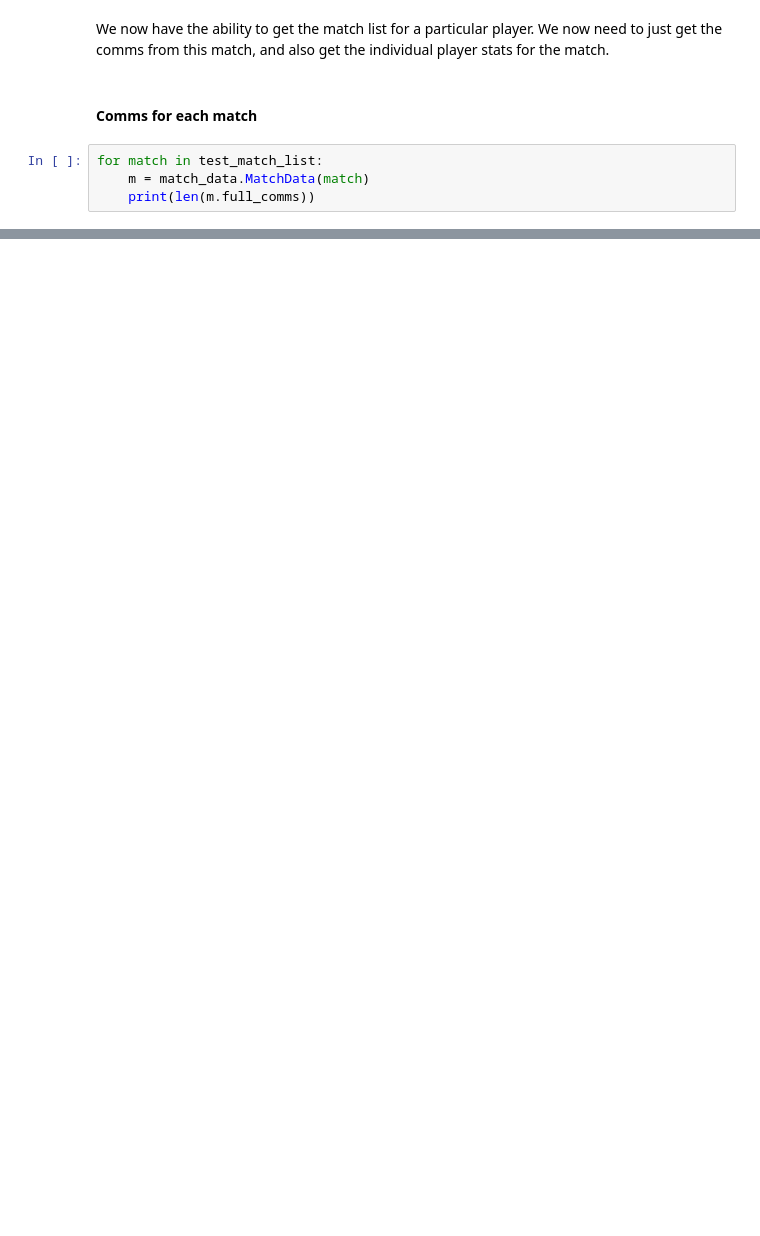
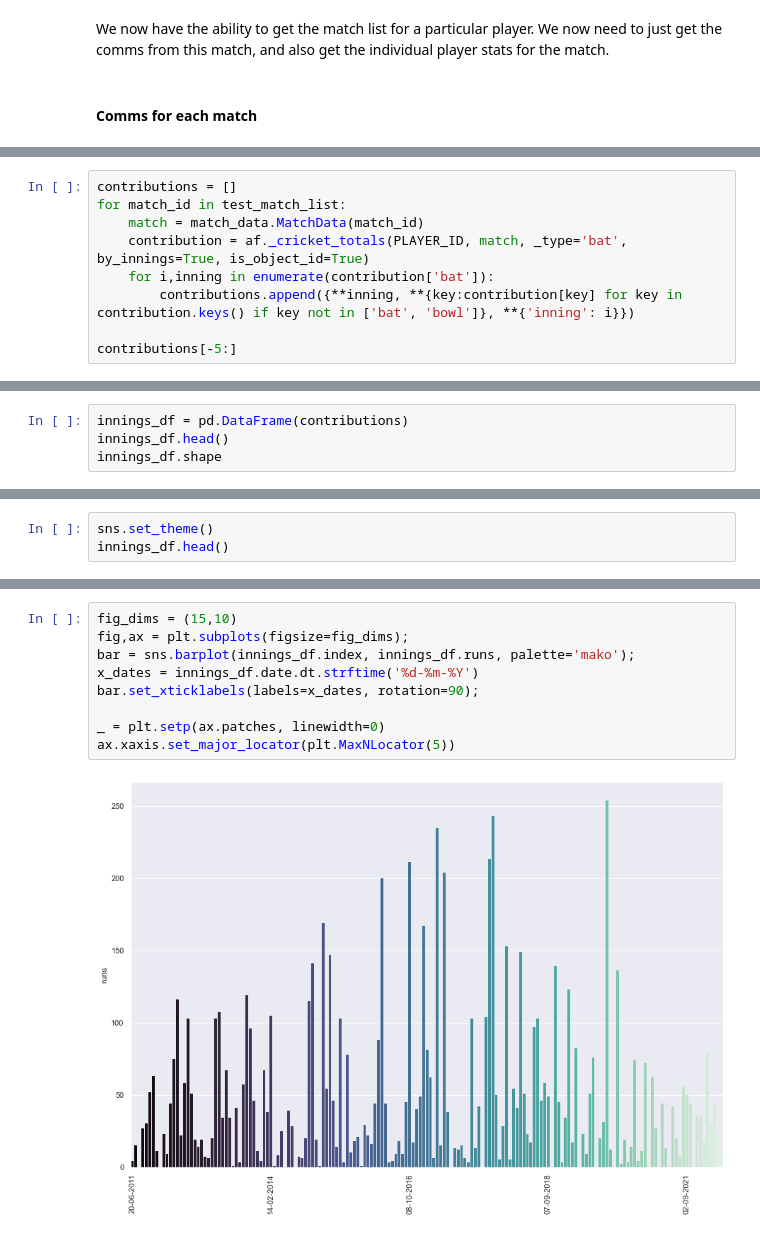
Before and after one commit to abhiramjoshi/cricket_analysis, a Jupyter notebook: codebase/Kohli/kohli_analysis.ipynb, the cells around one changed output, grey strips where cells are left out. Saved outputs shown, nothing was run; the diff lists cells and outputs as text; blank space fills up the shorter version.

Commit message:
graph career batting summ., contr. from scorecard

```diff
--- a/codebase/Kohli/kohli_analysis.ipynb
+++ b/codebase/Kohli/kohli_analysis.ipynb
@@ -107,7 +102,3 @@ match_101.innings_list
 We now have the ability to get the match list for a particular player. We now need to just get the comms from this match, and also get the individual player stats for the match.
 # %% [markdown]
 #### Comms for each match
-# %%
-for match in test_match_list:
-    m = match_data.MatchData(match)
-    print(len(m.full_comms))
@@ -159,0 +127,9 @@ dtype: int64
+# %%
+contributions = []
+for match_id in test_match_list:
+    match = match_data.MatchData(match_id)
+    contribution = af._cricket_totals(PLAYER_ID, match, _type='bat', by_innings=True, is_object_id=True)
+    for i,inning in enumerate(contribution['bat']):
+        contributions.append({**inning, **{key:contribution[key] for key in contribution.keys() if key not in ['bat', 'bowl']}, **{'inning': i}})
+
+contributions[-5:]
@@ -159,0 +157,4 @@ dtype: int64
+# %%
+innings_df = pd.DataFrame(contributions)
+innings_df.head()
+innings_df.shape
@@ -159,0 +298,3 @@ dtype: int64
+# %%
+sns.set_theme()
+innings_df.head()
@@ -159,0 +308,11 @@ dtype: int64
+# %%
+fig_dims = (15,10)
+fig,ax = plt.subplots(figsize=fig_dims);
+bar = sns.barplot(innings_df.index, innings_df.runs, palette='mako');
+x_dates = innings_df.date.dt.strftime('%d-%m-%Y')
+bar.set_xticklabels(labels=x_dates, rotation=90);
+
+_ = plt.setp(ax.patches, linewidth=0)
+ax.xaxis.set_major_locator(plt.MaxNLocator(5))
+# %% [output]
+[figure, added]
```
Also changed, not shown: parts of 34 cells of this notebook, 5 other files.
